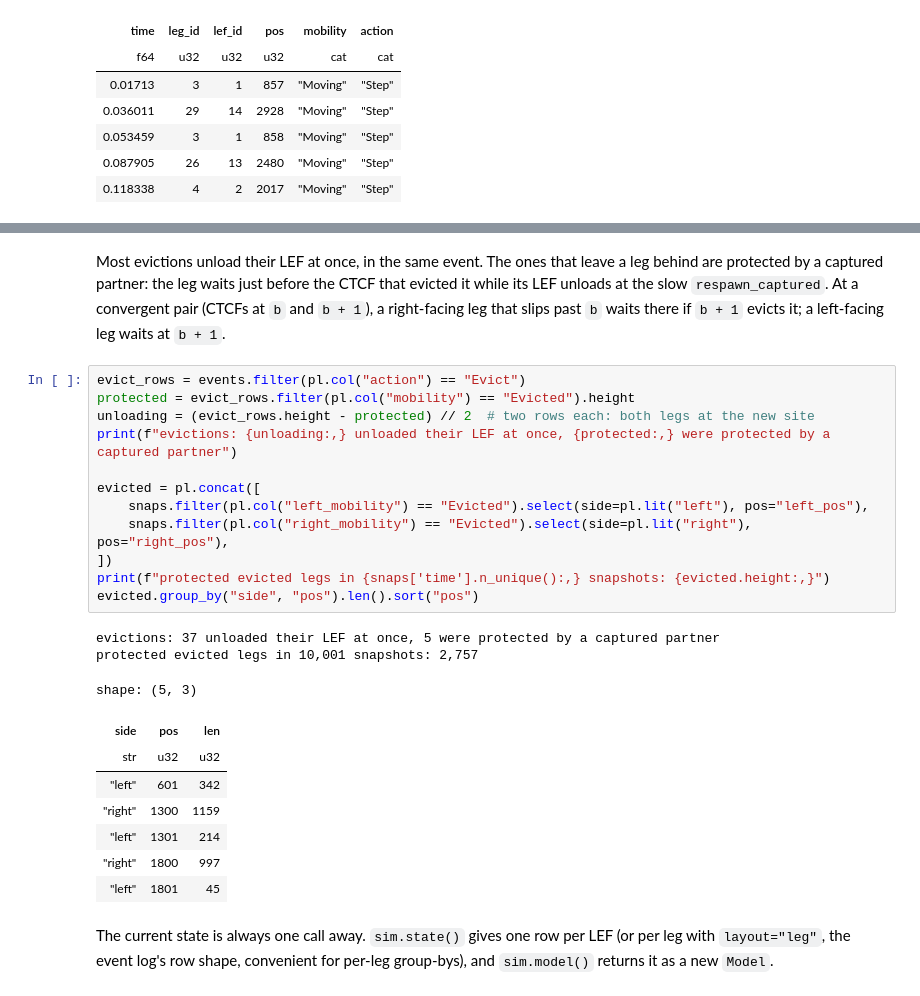
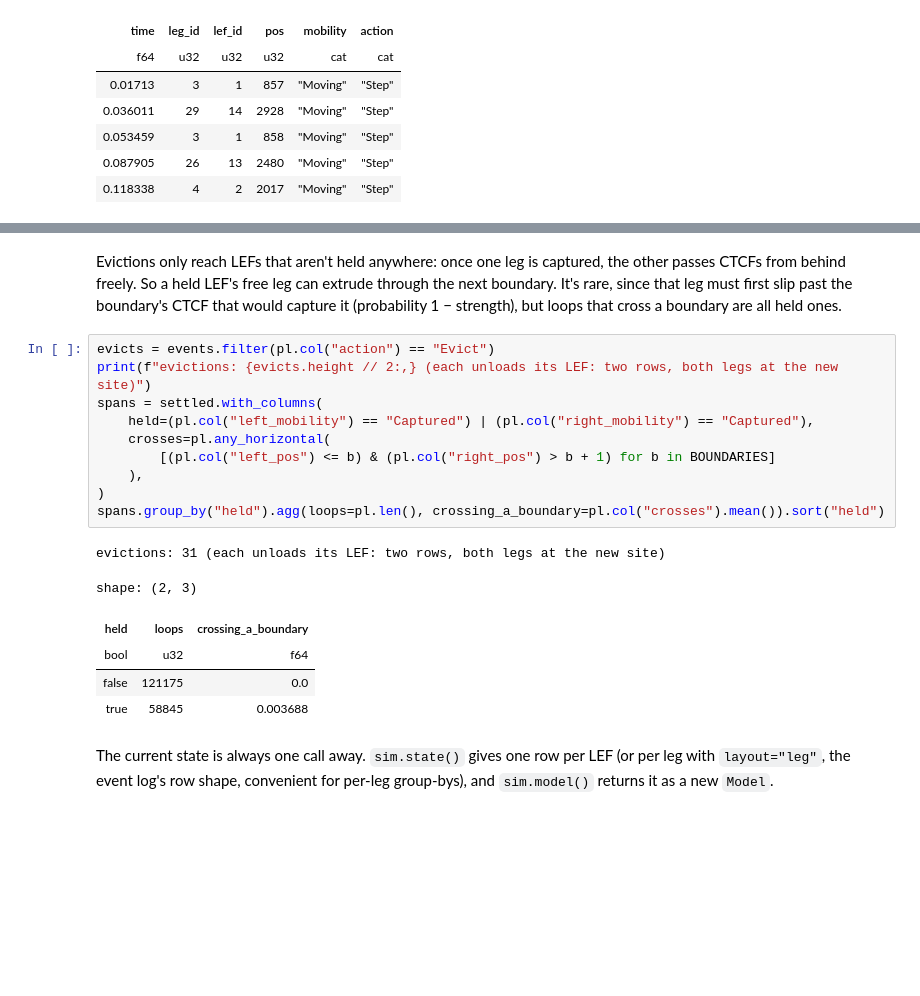
Before and after one commit to abdenlab/lefsim, a Jupyter notebook: notebooks/lefsim_tour.ipynb, the cells around one changed output, grey strips where cells are left out. Cells and saved outputs as stored; diff of their text form; blank space fills up the shorter version.

```diff
--- a/notebooks/lefsim_tour.ipynb
+++ b/notebooks/lefsim_tour.ipynb
@@ -380,33 +377,26 @@ shape: (5, 3)
 # %% [markdown]
-Most evictions unload their LEF at once, in the same event. The ones that
-leave a leg behind are protected by a captured partner: the leg waits just
-before the CTCF that evicted it while its LEF unloads at the slow
-`respawn_captured`. At a convergent pair (CTCFs at `b` and `b + 1`), a
-right-facing leg that slips past `b` waits there if `b + 1` evicts it; a
-left-facing leg waits at `b + 1`.
+Evictions only reach LEFs that aren't held anywhere: once one leg is captured,
+the other passes CTCFs from behind freely. So a held LEF's free leg can extrude
+through the next boundary. It's rare, since that leg must first slip past the
+boundary's CTCF that would capture it (probability 1 − strength), but loops
+that cross a boundary are all held ones.
 # %%
-evict_rows = events.filter(pl.col("action") == "Evict")
-protected = evict_rows.filter(pl.col("mobility") == "Evicted").height
-unloading = (evict_rows.height - protected) // 2  # two rows each: both legs at the new site
-print(f"evictions: {unloading:,} unloaded their LEF at once, {protected:,} were protected by a captured partner")
-
-evicted = pl.concat([
-    snaps.filter(pl.col("left_mobility") == "Evicted").select(side=pl.lit("left"), pos="left_pos"),
-    snaps.filter(pl.col("right_mobility") == "Evicted").select(side=pl.lit("right"), pos="right_pos"),
-])
-print(f"protected evicted legs in {snaps['time'].n_unique():,} snapshots: {evicted.height:,}")
-evicted.group_by("side", "pos").len().sort("pos")
+evicts = events.filter(pl.col("action") == "Evict")
+print(f"evictions: {evicts.height // 2:,} (each unloads its LEF: two rows, both legs at the new site)")
+spans = settled.with_columns(
+    held=(pl.col("left_mobility") == "Captured") | (pl.col("right_mobility") == "Captured"),
+    crosses=pl.any_horizontal(
+        [(pl.col("left_pos") <= b) & (pl.col("right_pos") > b + 1) for b in BOUNDARIES]
+    ),
+)
+spans.group_by("held").agg(loops=pl.len(), crossing_a_boundary=pl.col("crosses").mean()).sort("held")
 # %% [output]
-evictions: 37 unloaded their LEF at once, 5 were protected by a captured partner
-protected evicted legs in 10,001 snapshots: 2,757
+evictions: 31 (each unloads its LEF: two rows, both legs at the new site)
-shape: (5, 3)
+shape: (2, 3)
-| side | pos | len |
-| str | u32 | u32 |
-| "left" | 601 | 342 |
-| "right" | 1300 | 1159 |
-| "left" | 1301 | 214 |
-| "right" | 1800 | 997 |
-| "left" | 1801 | 45 |
+| held | loops | crossing_a_boundary |
+| bool | u32 | f64 |
+| false | 121175 | 0.0 |
+| true | 58845 | 0.003688 |
 # %% [markdown]
 The current state is always one call away. `sim.state()` gives one row per
 LEF (or per leg with `layout="leg"`, the event log's row shape, convenient for
```
Also changed, not shown: parts of 17 cells of this notebook, 26 other files.
